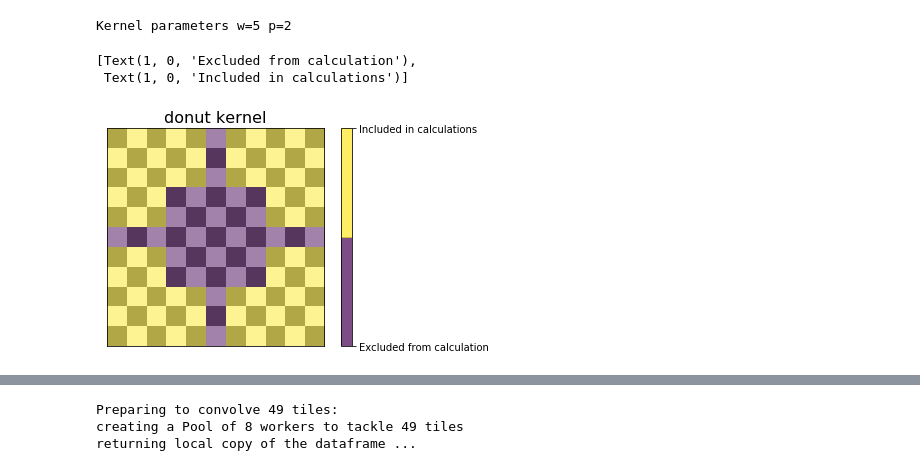
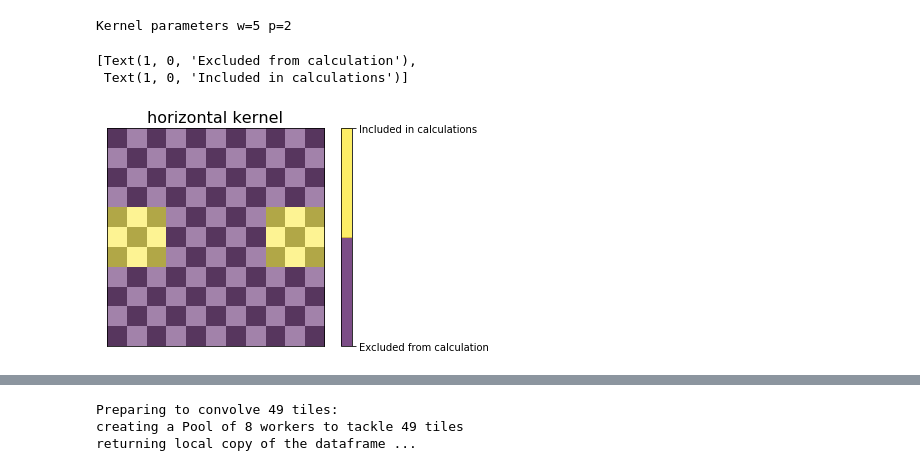
Before and after one commit to open2c/cooltools, a Jupyter notebook: doc/examples/dot-calling-internals.ipynb, the cells around one changed output, grey strips where cells are left out. Saved outputs shown, nothing was run; the diff lists cells and outputs as text; code cells hidden in the pictures.

```diff
--- a/doc/examples/dot-calling-internals.ipynb
+++ b/doc/examples/dot-calling-internals.ipynb
@@ -211,7 +211,7 @@ tiles = list(
 # consider moving plotting code elsewhere or simplify it significantly ...
 # split cell above and demonstrate kernels - it's nice:
 
-ktype='donut'
+ktype='horizontal'
 kernel= kernels[ktype]
 y,x = np.ogrid[-w:w+1, -w:w+1]
 
@@ -227,34 +227,34 @@ ax = plt.gca()
 cmap = colors.ListedColormap([plt.cm.viridis(0),
                               plt.cm.viridis(1.0)])
 # kernel:
 imk = ax.imshow(kernel,
                 alpha=0.7,
                 cmap=cmap,
                 extent=extent,
                 interpolation='nearest')
 ax.set_xticks([])
 ax.set_yticks([])
 ax.set_xticklabels('',visible=False)
 ax.set_yticklabels('',visible=False)
 ax.set_title("{} kernel".format(ktype),fontsize=16)
 
 # add checkerboard to depict pixels:
 checkerboard = np.add.outer(range(x.size),
                             range(y.size)) % 2
 ax.imshow(checkerboard,
         cmap=plt.cm.gray,
         interpolation='nearest',
         extent=extent,
         alpha=0.3)
 #####################
 # colorbar and that's it:
 cb = plt.colorbar(imk)
 cb.ax.get_yaxis().set_major_locator(ticker.MaxNLocator(1))
 cb.ax.set_yticklabels(['Excluded from calculation','Included in calculations'])
 # %% [output]
 [Text(1, 0, 'Excluded from calculation'),
  Text(1, 0, 'Included in calculations')]
-[figure, old version]
+[figure, new version]
 # %% [markdown]
 ### Getting to the calculations of locally-adjusted expected
 
```
Also changed, not shown: parts of 22 cells of this notebook.
